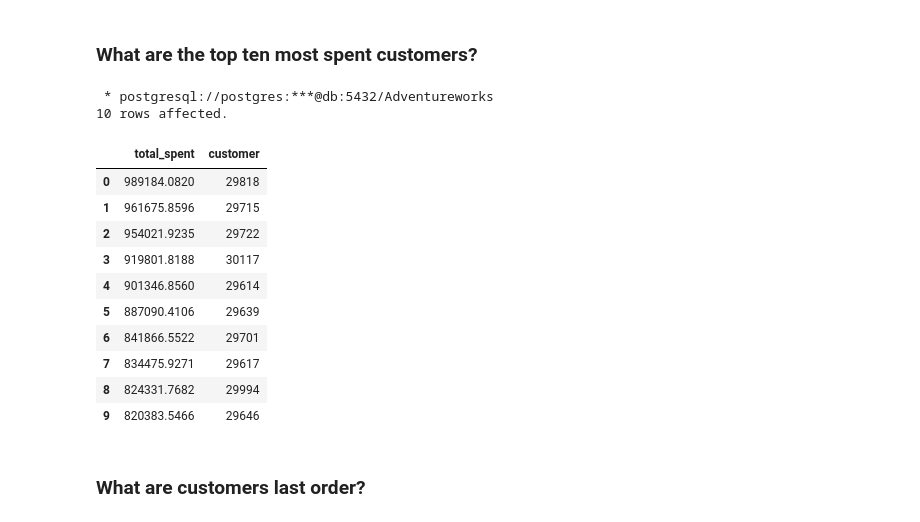
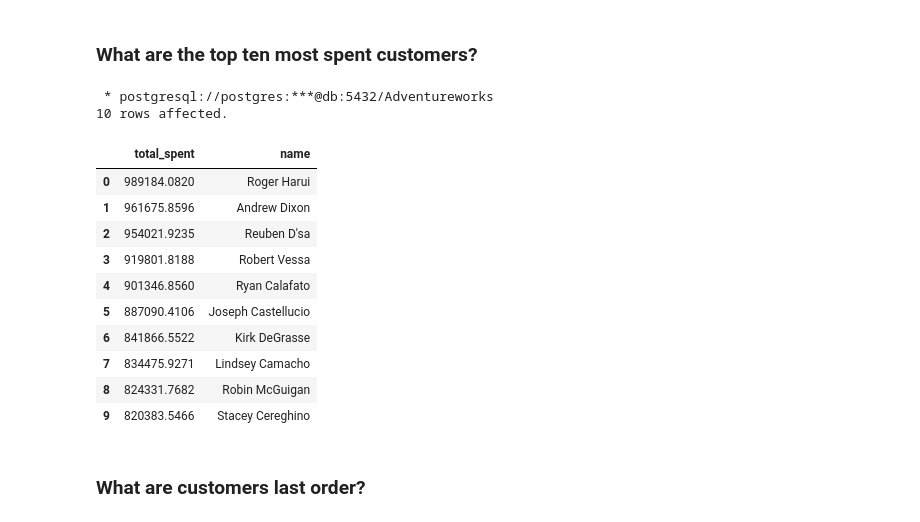
Before and after one commit to nikolaevtomov/adventureworks, a Jupyter notebook: notebook/3.sales.ipynb, the cells around one changed output. Drawn from its saved outputs; the diff is of its cells as text; code cells hidden in the pictures.

```diff
--- a/notebook/3.sales.ipynb
+++ b/notebook/3.sales.ipynb
@@ -179,29 +181,38 @@ plt.show()
 # %%
 %%sql
 
+WITH total_spent_customer AS (
+    SELECT
+        SUM(soh.totaldue) AS total_spent,
+        c.customerid,
+        c.personid
+    FROM sales.salesorderheader soh
+    INNER JOIN sales.customer c ON c.customerid = soh.customerid
+
+    GROUP BY 2
+    ORDER BY 1 DESC
+    LIMIT 10
+)
+
 SELECT
-    SUM(soh.totaldue) AS total_spent,
-    c.customerid AS customer
-FROM sales.salesorderheader soh
-INNER JOIN sales.customer c ON c.customerid = soh.customerid
-
-GROUP BY 2
-ORDER BY 1 DESC
-LIMIT 10
+    tsc.total_spent,
+    (p.firstname || ' ' || p.lastname) AS name
+FROM total_spent_customer tsc
+INNER JOIN person.person p ON p.businessentityid = tsc.personid
 # %% [output]
  * postgresql://postgres:***@db:5432/Adventureworks
 10 rows affected.
-|  | total_spent | customer |
-| 0 | 989184.0820 | 29818 |
-| 1 | 961675.8596 | 29715 |
-| 2 | 954021.9235 | 29722 |
-| 3 | 919801.8188 | 30117 |
-| 4 | 901346.8560 | 29614 |
-| 5 | 887090.4106 | 29639 |
-| 6 | 841866.5522 | 29701 |
-| 7 | 834475.9271 | 29617 |
-| 8 | 824331.7682 | 29994 |
-| 9 | 820383.5466 | 29646 |
+|  | total_spent | name |
+| 0 | 989184.0820 | Roger Harui |
+| 1 | 961675.8596 | Andrew Dixon |
+| 2 | 954021.9235 | Reuben D'sa |
+| 3 | 919801.8188 | Robert Vessa |
+| 4 | 901346.8560 | Ryan Calafato |
+| 5 | 887090.4106 | Joseph Castellucio |
+| 6 | 841866.5522 | Kirk DeGrasse |
+| 7 | 834475.9271 | Lindsey Camacho |
+| 8 | 824331.7682 | Robin McGuigan |
+| 9 | 820383.5466 | Stacey Cereghino |
 # %% [markdown]
 ### What are customers last order?
 # %%
```
Also changed, not shown: parts of 4 cells of this notebook.
